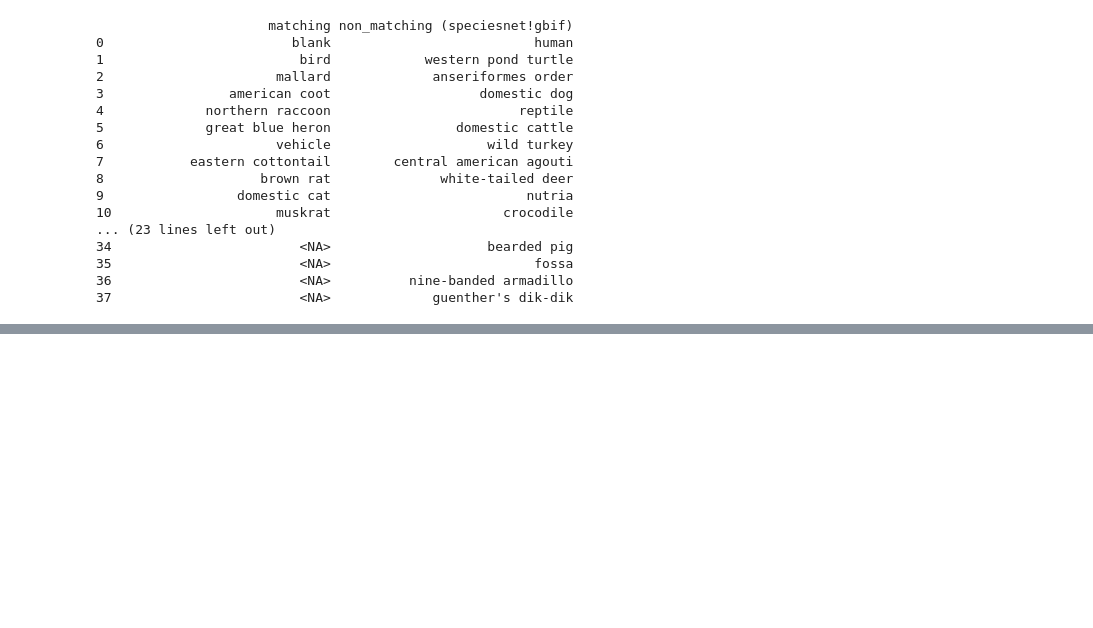
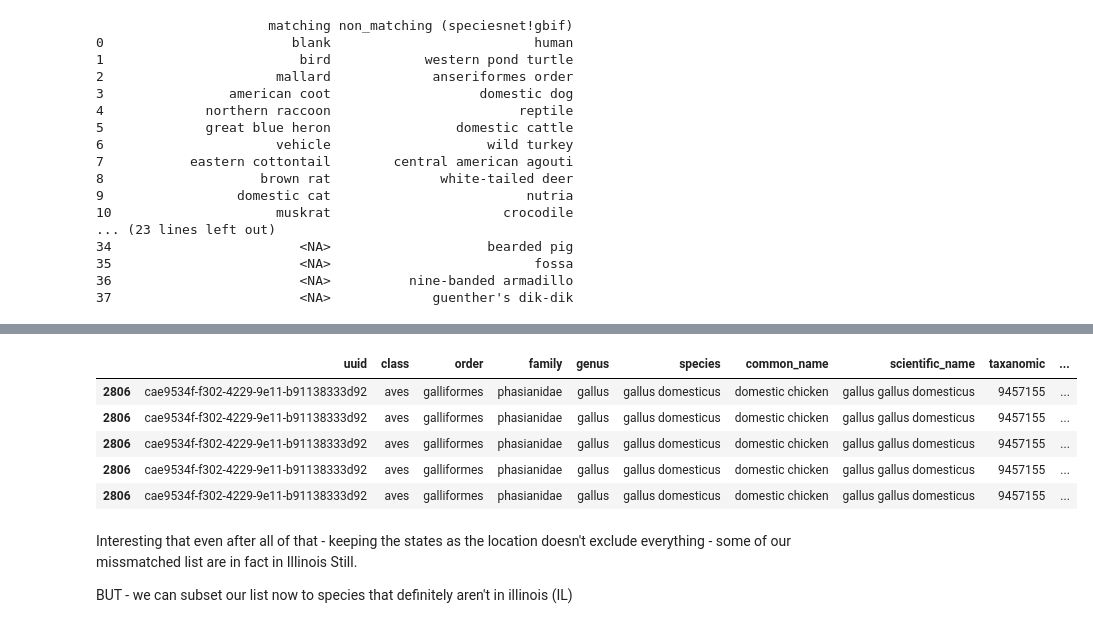
Before and after one commit to morescode-pm/urbanrivers-speciesnet-preview, a Jupyter notebook: _speciesnet-taxa/species_mismatch_analysis.ipynb, the cells around one changed output, grey strips where cells are left out. Drawn from its saved outputs; the diff is of its cells as text; code cells hidden in the pictures; blank space fills up the shorter version.

```diff
--- a/_speciesnet-taxa/species_mismatch_analysis.ipynb
+++ b/_speciesnet-taxa/species_mismatch_analysis.ipynb
@@ -208,0 +496,21 @@ display(mismatched_stats)
+# %%
+# Assuming your states column is a list of strings per row, e.g. ['Texas (TX)', 'CA', 'Florida']
+
+# Explode list into rows
+df_exploded = df_missmatched.explode('us_states')
+
+# Normalize states
+df_exploded['state_code'] = df_exploded['us_states'].apply(normalize_state)
+
+# Drop invalid or None
+df_exploded = df_exploded.dropna(subset=['state_code'])
+
+# Now you can group and plot with these cleaned 2-letter codes
+df_exploded.head()
+# %% [output]
+|  | uuid | class | order | family | genus | species | common_name | scientific_name | taxanomic | ... |
+| 2806 | cae9534f-f302-4229-9e11-b91138333d92 | aves | galliformes | phasianidae | gallus | gallus domesticus | domestic chicken | gallus gallus domesticus | 9457155 | ... |
+| 2806 | cae9534f-f302-4229-9e11-b91138333d92 | aves | galliformes | phasianidae | gallus | gallus domesticus | domestic chicken | gallus gallus domesticus | 9457155 | ... |
+| 2806 | cae9534f-f302-4229-9e11-b91138333d92 | aves | galliformes | phasianidae | gallus | gallus domesticus | domestic chicken | gallus gallus domesticus | 9457155 | ... |
+| 2806 | cae9534f-f302-4229-9e11-b91138333d92 | aves | galliformes | phasianidae | gallus | gallus domesticus | domestic chicken | gallus gallus domesticus | 9457155 | ... |
+| 2806 | cae9534f-f302-4229-9e11-b91138333d92 | aves | galliformes | phasianidae | gallus | gallus domesticus | domestic chicken | gallus gallus domesticus | 9457155 | ... |
@@ -208,0 +543,4 @@ display(mismatched_stats)
+# %% [markdown]
+Interesting that even after all of that - keeping the states as the location doesn't exclude everything - some of our missmatched list are in fact in Illinois Still.
+
+BUT - we can subset our list now to species that definitely aren't in illinois (IL)
```
Also changed, not shown: parts of 32 cells of this notebook.
